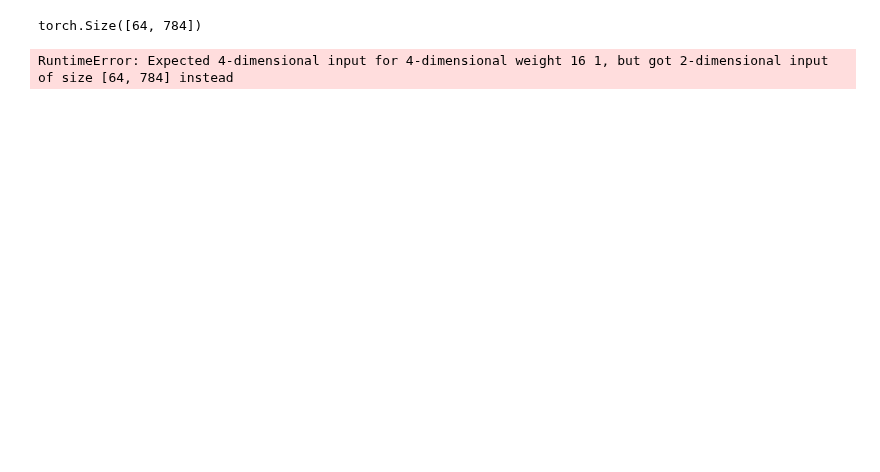
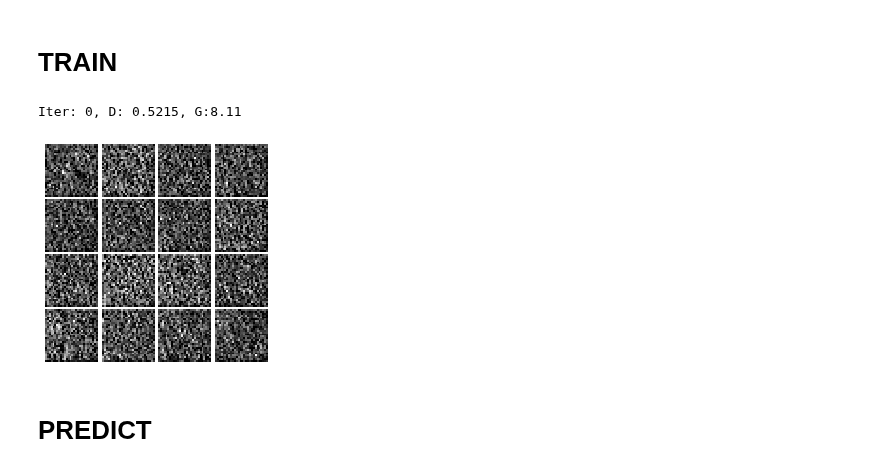
Before and after one commit to sadullahgultekin/Miletos-Internship, a Jupyter notebook: gan_from_scratch/digit_generator.ipynb, the cells around one changed output. Cells and saved outputs as stored; diff of their text form; code cells hidden in the pictures; blank space fills up the shorter version.

Commit message:
Fix bug in generator

```diff
--- a/gan_from_scratch/digit_generator.ipynb
+++ b/gan_from_scratch/digit_generator.ipynb
@@ -42,14 +43,16 @@ class GeneratorNet(nn.Module):
         torch.nn.init.xavier_uniform_(self.conv3 .weight)
         self.batchnorm3 = nn.BatchNorm2d(64)
 
-        self.fc = nn.Linear(28*28*64, 28*28*1)
+        self.conv4 = nn.Conv2d(64, 1, kernel_size=3, padding=1, stride=1)
+        torch.nn.init.xavier_uniform_(self.conv4 .weight)
 
-    def forward(self,x):
-        print(x.size())
+    def forward(self):
+        x = 2 * torch.rand((batch_size, 1, 28, 28)) - 1
         x = F.relu(self.batchnorm1(self.conv1(x)))
         x = F.relu(self.batchnorm2(self.conv2(x)))
         x = F.relu(self.batchnorm3(self.conv3(x)))
-        return self.fc(x.view(-1,28*28*64))
+        x = F.relu(self.conv4(x))
+        return x
 
 class DiscriminatorNet(nn.Module):
     def __init__(self):
@@ -91,8 +94,9 @@ def show_images(images):
         ax.set_xticklabels([])
         ax.set_yticklabels([])
         ax.set_aspect('equal')
-        plt.imshow(img.reshape([sqrtimg,sqrtimg]))
-    return
+        plt.imshow(img.reshape([sqrtimg,sqrtimg]),cmap="gray")
+# %% [markdown]
+# TRAIN
 # %%
 generator_model = GeneratorNet()
 discriminator_model = DiscriminatorNet()
@@ -110,37 +114,52 @@ discriminator_model.to(device)
 
 generator_model.train()
 discriminator_model.train()
 
+best_g_model = None
+best_d_model = None
+best_g_loss = 9999999
+best_d_loss = 9999999
+
 for epoch in range(1,n_epochs+1):
     for idx, (data, label) in enumerate(train_loader):
         data, label = data.to(device, dtype=dtype), label.to(device, dtype=dtype)
 
         discriminator_optimizer.zero_grad()
+
         out_real = discriminator_model(data)
 
-        g_fake_input = 2 * torch.rand((batch_size, 28*28)) - 1
-        fake_data = generator_model(g_fake_input)
+        fake_data = generator_model()
         out_fake = discriminator_model(fake_data.view(batch_size, 1, 28, 28))
 
         d_total_error = discriminator_loss(out_real, out_fake)
         d_total_error.backward()
         discriminator_optimizer.step()
 
         generator_optimizer.zero_grad()
-        g_fake_seed = 2 * torch.rand((batch_size, 28*28)) - 1
-        fake_data = generator_model(g_fake_seed)
 
+        fake_data = generator_model()
         out_fake = discriminator_model(fake_data.view(batch_size, 1, 28, 28))
+
         g_error = generator_loss(out_fake)
         g_error.backward()
         generator_optimizer.step()
 
         if idx % print_every == 0:
             print('Iter: {}, D: {:.4}, G:{:.4}'.format(idx,d_total_error.item(),g_error.item()))
-            imgs_numpy = fake_data.data.cpu().numpy()
+            imgs_numpy = fake_data.data.cpu().numpy().reshape(batch_size,-1)
             show_images(imgs_numpy[0:16])
             plt.show()
             print()
+
+            if d_total_error < best_d_loss:
+                best_d_loss = d_total_error
+                best_d_model = discriminator_model
+
+            if g_error < best_g_loss:
+                best_g_loss = g_error
+                best_g_model = generator_model
 # %% [output]
-torch.Size([64, 784])
+Iter: 0, D: 0.5215, G:8.11
-RuntimeError: Expected 4-dimensional input for 4-dimensional weight 16 1, but got 2-dimensional input of size [64, 784] instead
+[figure, added]
+# %% [markdown]
+# PREDICT
```
Also changed, not shown: parts of 2 cells of this notebook, 1 other file.
